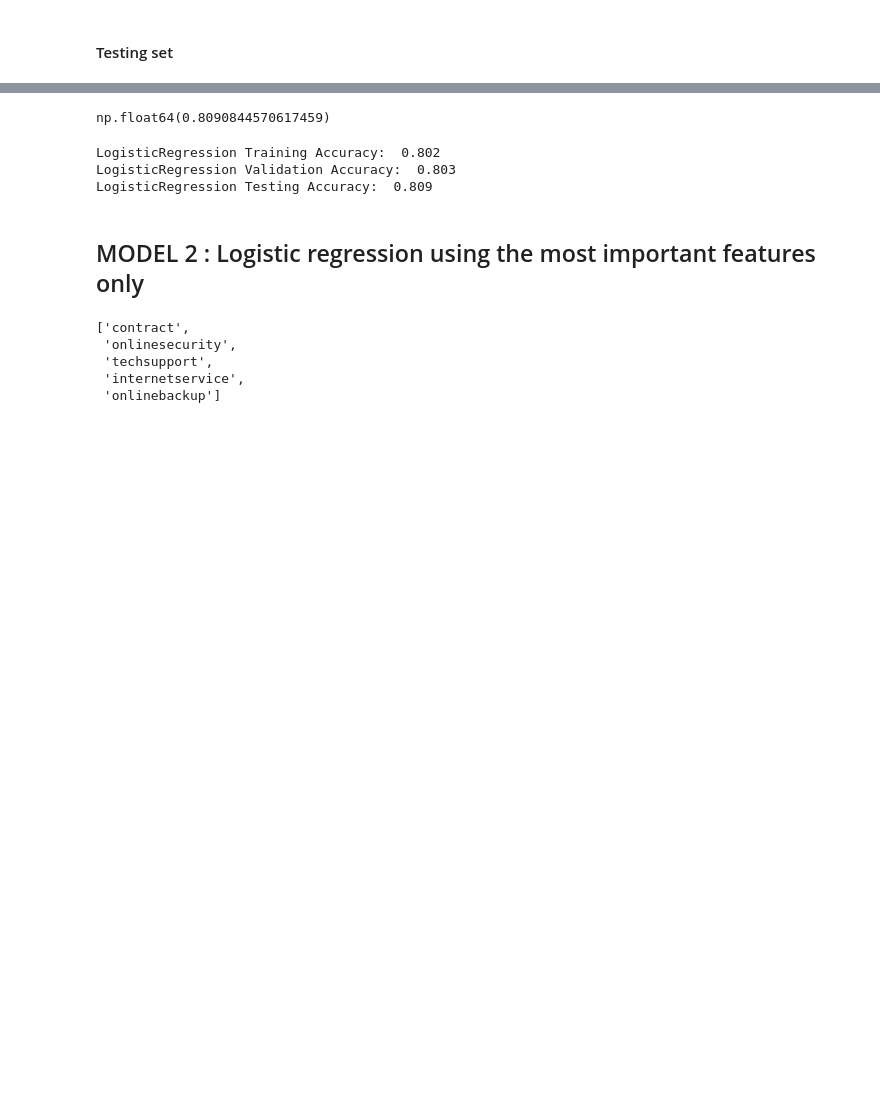
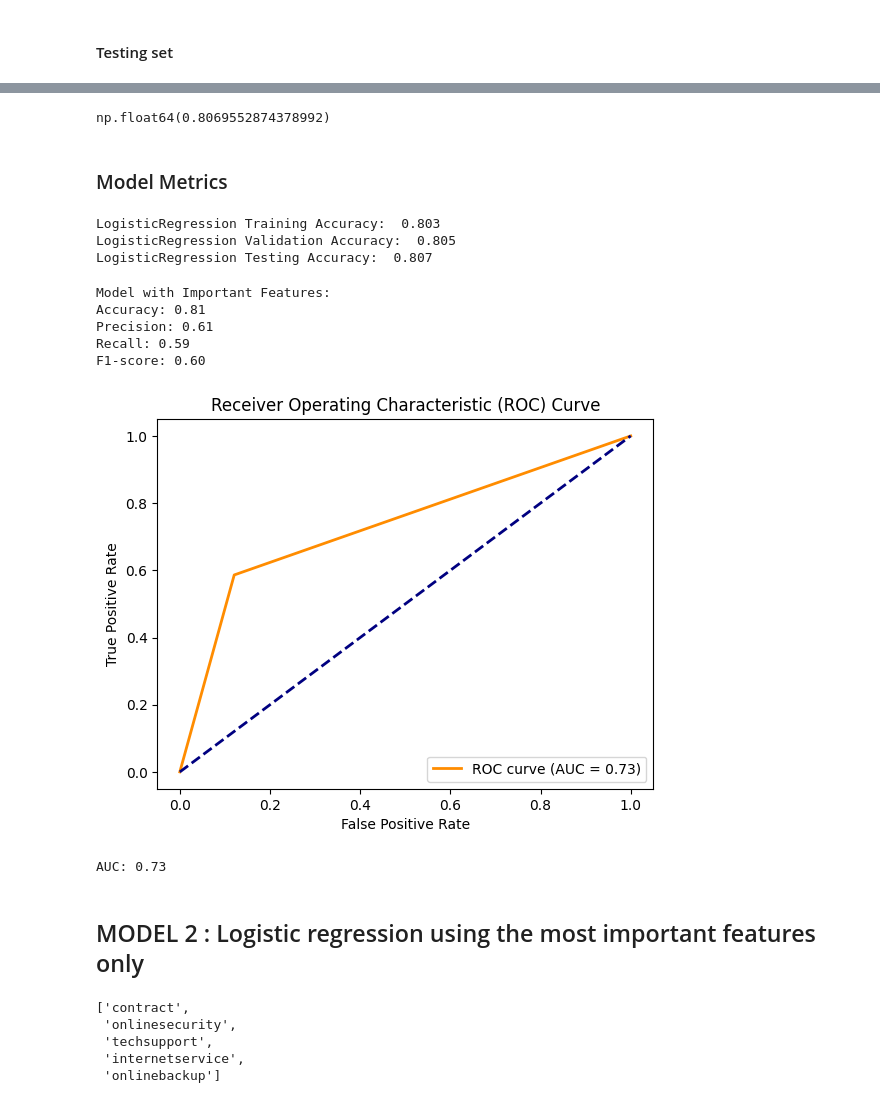
Before and after one commit to zinebk-anche/Churn_Prediction_Telco, a Jupyter notebook: Notebook_and_data/Telco_churn_prediction.ipynb, the cells around one changed output, grey strips where cells are left out. Saved outputs shown, nothing was run; the diff lists cells and outputs as text; code cells hidden in the pictures; blank space fills up the shorter version.

```diff
--- a/Notebook_and_data/Telco_churn_prediction.ipynb
+++ b/Notebook_and_data/Telco_churn_prediction.ipynb
@@ -631,3 +668,11 @@ plt.ylabel('Churn Rate');
+# %%
+# Initializing the scaler
+scaler = StandardScaler()
+
+# Fitting on training data and transform both train and val
+df_train[numerical] = scaler.fit_transform(df_train[numerical])  # Fitting and transforming on training set
+df_val[numerical] = scaler.transform(df_val[numerical])  # Transforming validation set
+df_test[numerical] = scaler.transform(df_test[numerical])  # Transforming test set
 # %% [markdown]
 ## Feature engineering
 Transforming all categorical variables to numeric features.
@@ -819,12 +874,14 @@ y_test = df_test.churn.values
 # %%
 (y_test == churn).mean()
 # %% [output]
-np.float64(0.8090844570617459)
+np.float64(0.8069552874378992)
+# %% [markdown]
+### Model Metrics
 # %%
 print('LogisticRegression Training Accuracy: ', round(model.score(X_train, y_train), 3))
 print('LogisticRegression Validation Accuracy: ', round(model.score(X_val, y_val), 3))
 print('LogisticRegression Testing Accuracy: ', round(model.score(X_test, y_test), 3))
 # %% [output]
-LogisticRegression Training Accuracy:  0.802
-LogisticRegression Validation Accuracy:  0.803
-LogisticRegression Testing Accuracy:  0.809
+LogisticRegression Training Accuracy:  0.803
+LogisticRegression Validation Accuracy:  0.805
+LogisticRegression Testing Accuracy:  0.807
@@ -831,3 +894,38 @@ LogisticRegression Testing Accuracy:  0.809
+# %%
+# Display results
+print("Model with Important Features:")
+print(f"Accuracy: {accuracy:.2f}")
+print(f"Precision: {precision:.2f}")
+print(f"Recall: {recall:.2f}")
+print(f"F1-score: {f1:.2f}")
+# %% [output]
+Model with Important Features:
+Accuracy: 0.81
+Precision: 0.61
+Recall: 0.59
+F1-score: 0.60
+# %%
+# Calculating the ROC curve
+fpr, tpr, thresholds = roc_curve(y_test, churn)
+
+# Calculating the AUC score
+roc_auc = auc(fpr, tpr)
+
+# Ploting the ROC curve
+plt.figure()
+plt.plot(fpr, tpr, color='darkorange', lw=2, label=f'ROC curve (AUC = {roc_auc:.2f})')
+plt.plot([0, 1], [0, 1], color='navy', lw=2, linestyle='--')
+plt.xlabel('False Positive Rate')
+plt.ylabel('True Positive Rate')
+plt.title('Receiver Operating Characteristic (ROC) Curve')
+plt.legend(loc='lower right')
+plt.show()
+
+# Step 4: Print the AUC score
+print(f"AUC: {roc_auc:.2f}")
+# %% [output]
+[figure, added]
+AUC: 0.73
 # %% [markdown]
 ## MODEL 2 : Logistic regression using the most important features only
 # %%
```
Also changed, not shown: parts of 44 cells of this notebook.
